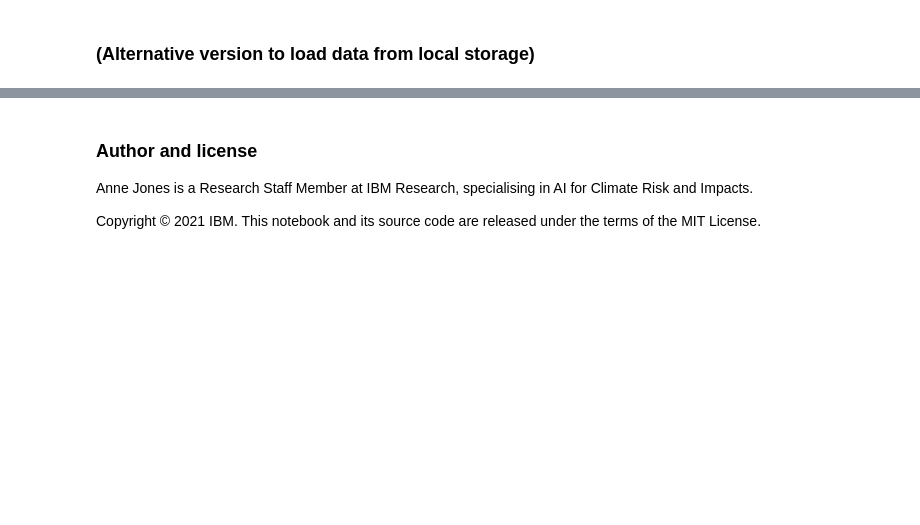
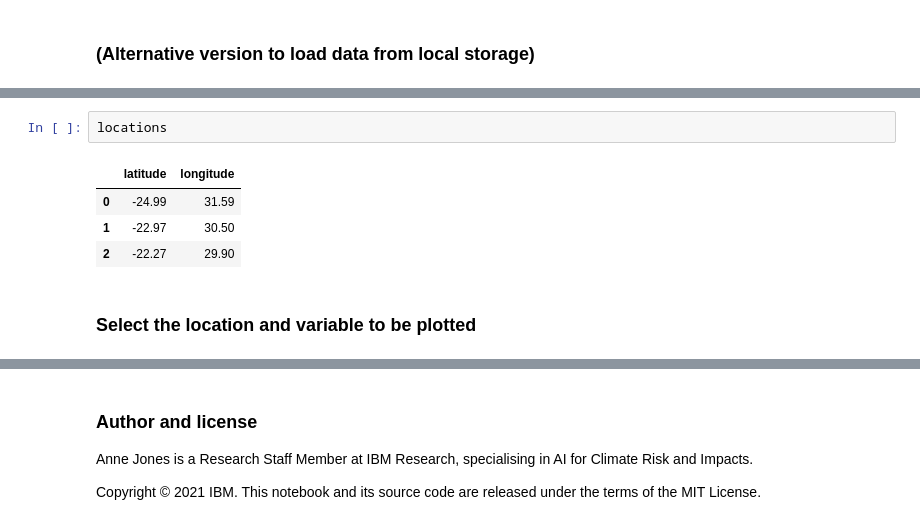
Before and after one commit to C2MA-workshop/c2ma-tutorials, a Jupyter notebook: Tutorial_1_Plot_External_Data.ipynb, the cells around one changed output, grey strips where cells are left out. Cells and saved outputs as stored; diff of their text form; blank space fills up the shorter version.

```diff
--- a/Tutorial_1_Plot_External_Data.ipynb
+++ b/Tutorial_1_Plot_External_Data.ipynb
@@ -101,0 +77,9 @@ times = [datetime_from_index(it, 1962) for it in range(tmax.shape[2])]
+# %%
+locations
+# %% [output]
+|  | latitude | longitude |
+| 0 | -24.99 | 31.59 |
+| 1 | -22.97 | 30.50 |
+| 2 | -22.27 | 29.90 |
+# %% [markdown]
+### Select the location and variable to be plotted
```
Also changed, not shown: parts of 22 cells of this notebook, 6 other files.
